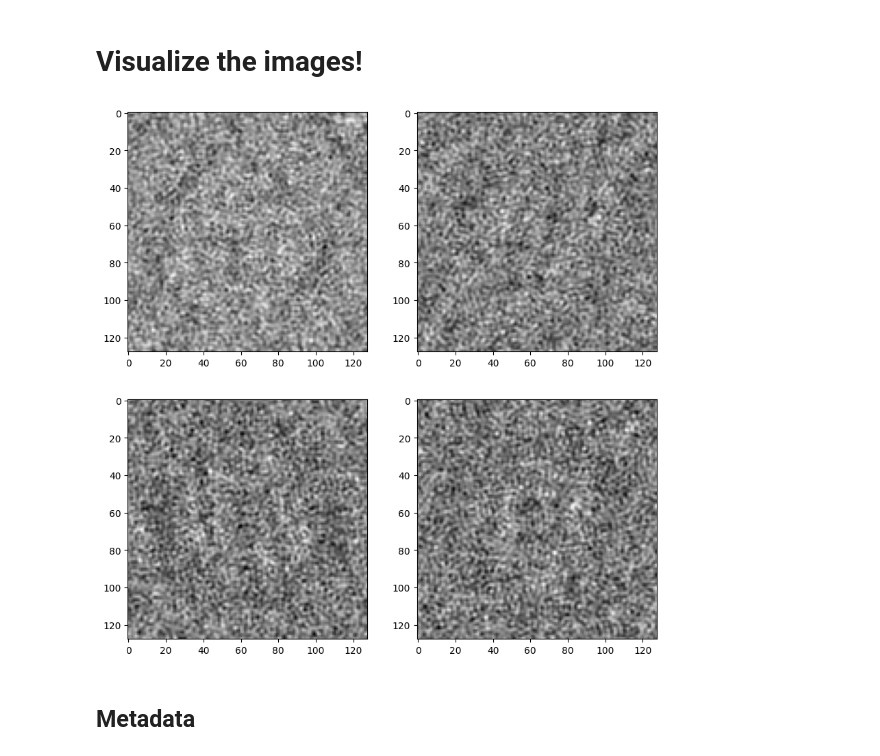
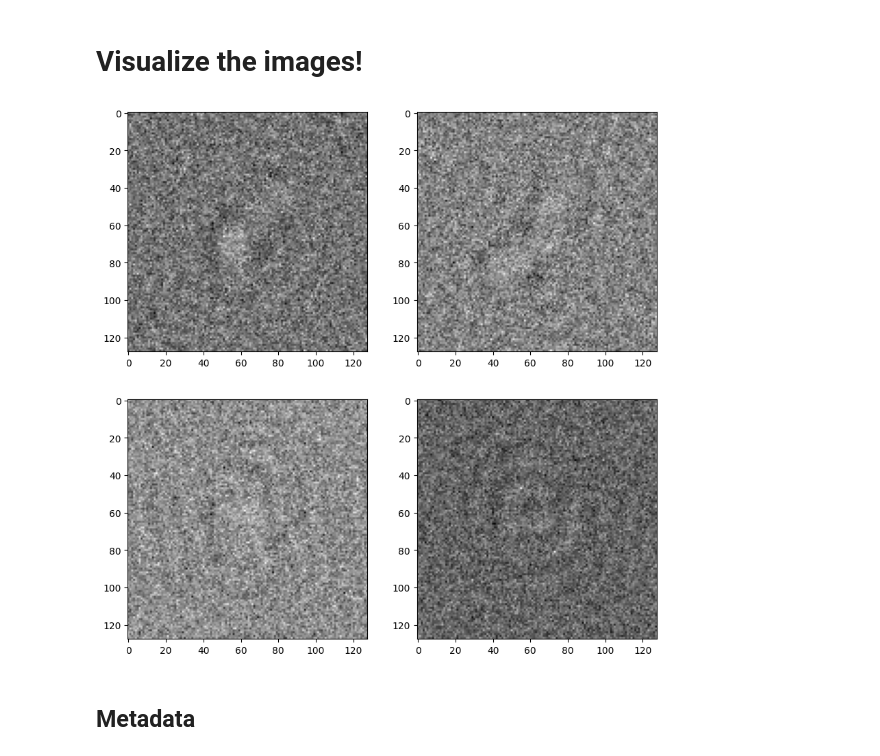
Before and after one commit to flatironinstitute/cryojax-ensemble-optimization, a Jupyter notebook: tutorial/data_generation/generate_and_visualize_data.ipynb, the cells around one changed output. Drawn from its saved outputs; the diff is of its cells as text; code cells hidden in the pictures.

```diff
--- a/tutorial/data_generation/generate_and_visualize_data.ipynb
+++ b/tutorial/data_generation/generate_and_visualize_data.ipynb
@@ -20,7 +25,7 @@ The image generation can be run from the command line as
 
 This command simply runs the following function
 # %%
-cxopt.simulate_particle_stack_from_config(config)
+# cxopt.simulate_particle_stack_from_config(config)
 # %% [markdown]
 # Visualize the images!
 # %%
@@ -41,13 +46,13 @@ lowpass_filter = LowpassFilter(
 # %%
 fig, ax = plt.subplots(2, 2, figsize=(10, 10))
 
 images = stack_dataset[0:4]["images"]
-images = irfftn(lowpass_filter(rfftn(images)))
+# images = irfftn(lowpass_filter(rfftn(images)))
 
 for i in range(4):
     ax.flatten()[i].imshow(images[i], cmap="gray")
 # %% [output]
-[figure, old version]
+[figure, new version]
 # %% [markdown]
 ## Metadata
 # %% [markdown]
```
Also changed, not shown: parts of 6 cells of this notebook, 5 other files.
